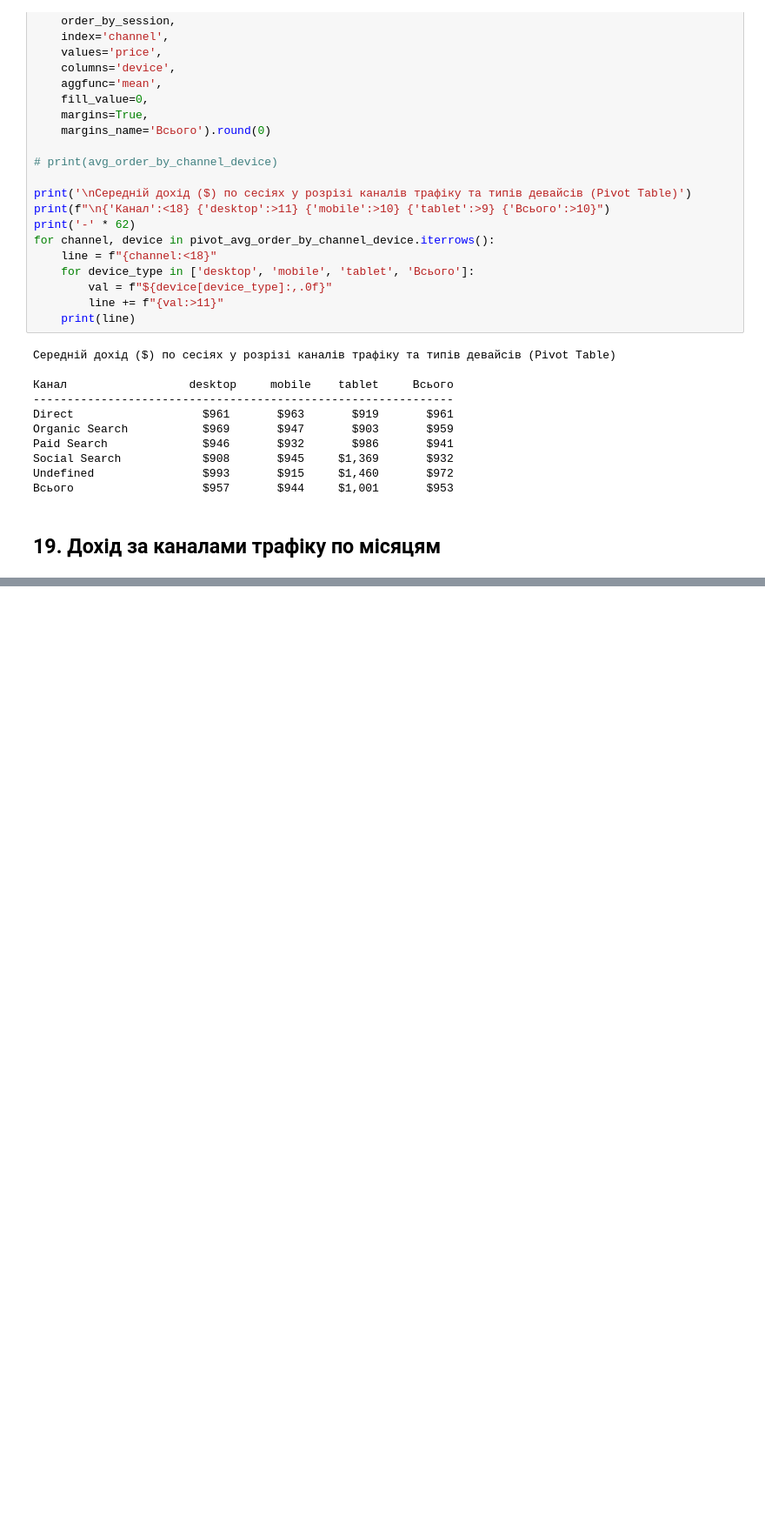
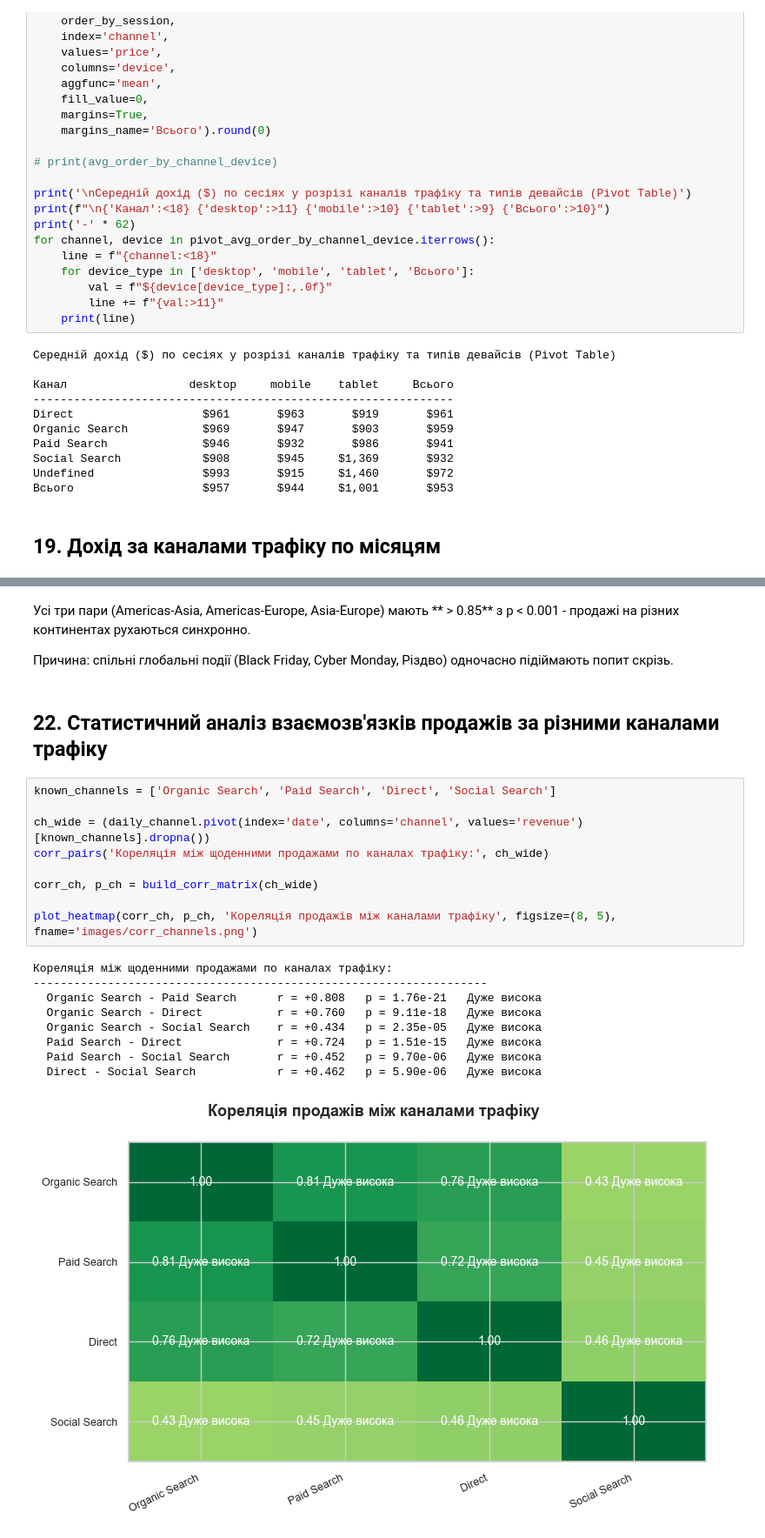
Before and after one commit to VladNkov/online_store_sales_analysis, a Jupyter notebook: online_store_sales_analysis.ipynb, the cells around one changed output, grey strips where cells are left out. Shown at 87% size. Saved outputs shown, nothing was run; the diff lists cells and outputs as text; blank space fills up the shorter version.

```diff
--- a/online_store_sales_analysis.ipynb
+++ b/online_store_sales_analysis.ipynb
@@ -1930,0 +2064,25 @@ Social Search            $0.8M       $1.0M       $0.7M       $2.5M
+# %% [markdown]
+ Усі три пари (Americas-Asia, Americas-Europe, Asia-Europe) мають ** > 0.85** з p < 0.001 - продажі на різних континентах рухаються синхронно.
+
+Причина: спільні глобальні події (Black Friday, Cyber Monday, Різдво) одночасно підіймають попит скрізь.
+# %% [markdown]
+## 22. Cтатистичний аналіз взаємозв'язків продажів за різними каналами трафіку
+# %%
+known_channels = ['Organic Search', 'Paid Search', 'Direct', 'Social Search']
+
+ch_wide = (daily_channel.pivot(index='date', columns='channel', values='revenue')[known_channels].dropna())
+corr_pairs('Кореляція між щоденними продажами по каналах трафіку:', ch_wide)
+
+corr_ch, p_ch = build_corr_matrix(ch_wide)
+
+plot_heatmap(corr_ch, p_ch, 'Кореляція продажів між каналами трафіку', figsize=(8, 5), fname='images/corr_channels.png')
+# %% [output]
+Кореляція між щоденними продажами по каналах трафіку:
+-------------------------------------------------------------------
+  Organic Search - Paid Search      r = +0.808   p = 1.76e-21   Дуже висока
+  Organic Search - Direct           r = +0.760   p = 9.11e-18   Дуже висока
+  Organic Search - Social Search    r = +0.434   p = 2.35e-05   Дуже висока
+  Paid Search - Direct              r = +0.724   p = 1.51e-15   Дуже висока
+  Paid Search - Social Search       r = +0.452   p = 9.70e-06   Дуже висока
+  Direct - Social Search            r = +0.462   p = 5.90e-06   Дуже висока
+[figure, added]
```
Also changed, not shown: parts of 19 cells of this notebook, 6 other files.
